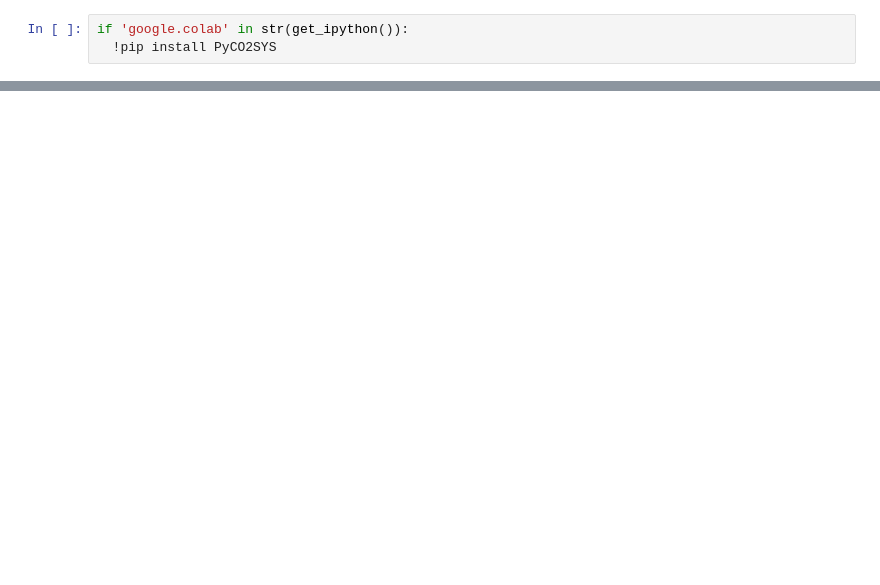
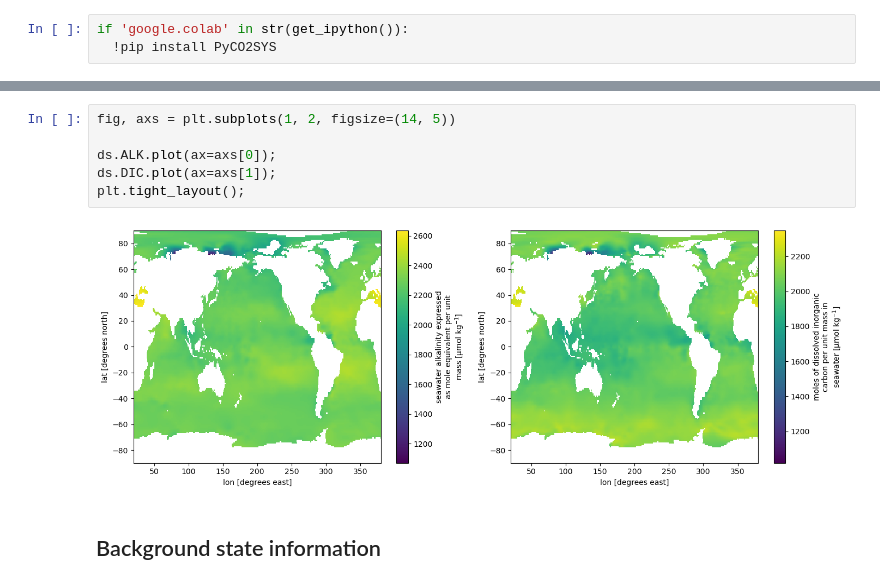
Before and after one commit to CWorthy-ocean/Ocean-CDR-Explorer, a Jupyter notebook: notebooks/carbonate_chemistry_figure_data.ipynb, the cells around one changed output, grey strips where cells are left out. Cells and saved outputs as stored; diff of their text form; blank space fills up the shorter version.

```diff
--- a/notebooks/carbonate_chemistry_figure_data.ipynb
+++ b/notebooks/carbonate_chemistry_figure_data.ipynb
@@ -10,0 +43,10 @@ import PyCO2SYS as csys
+# %%
+fig, axs = plt.subplots(1, 2, figsize=(14, 5))
+
+ds.ALK.plot(ax=axs[0]);
+ds.DIC.plot(ax=axs[1]);
+plt.tight_layout();
+# %% [output]
+[figure, added]
+# %% [markdown]
+## Background state information
```
Also changed, not shown: parts of 12 cells of this notebook, 2 other files.
